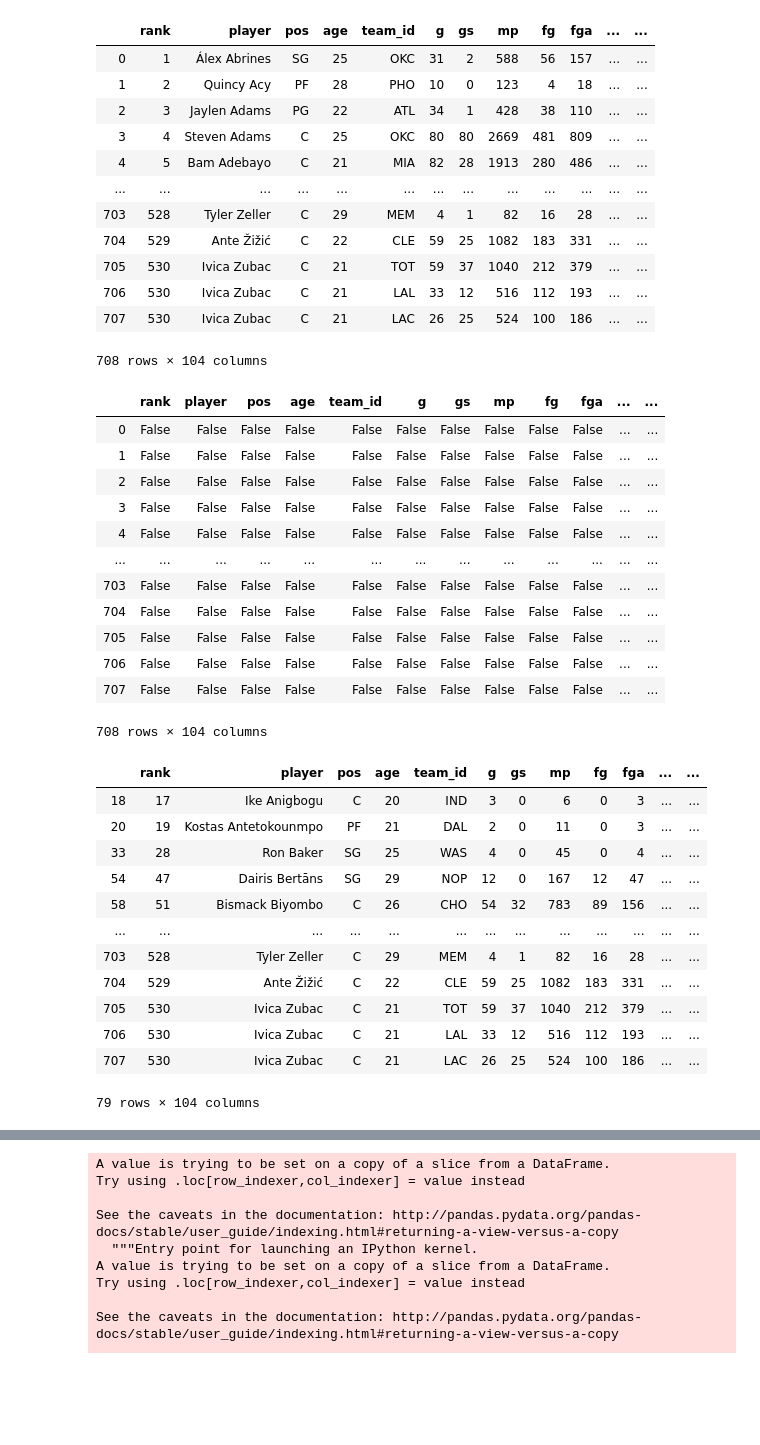
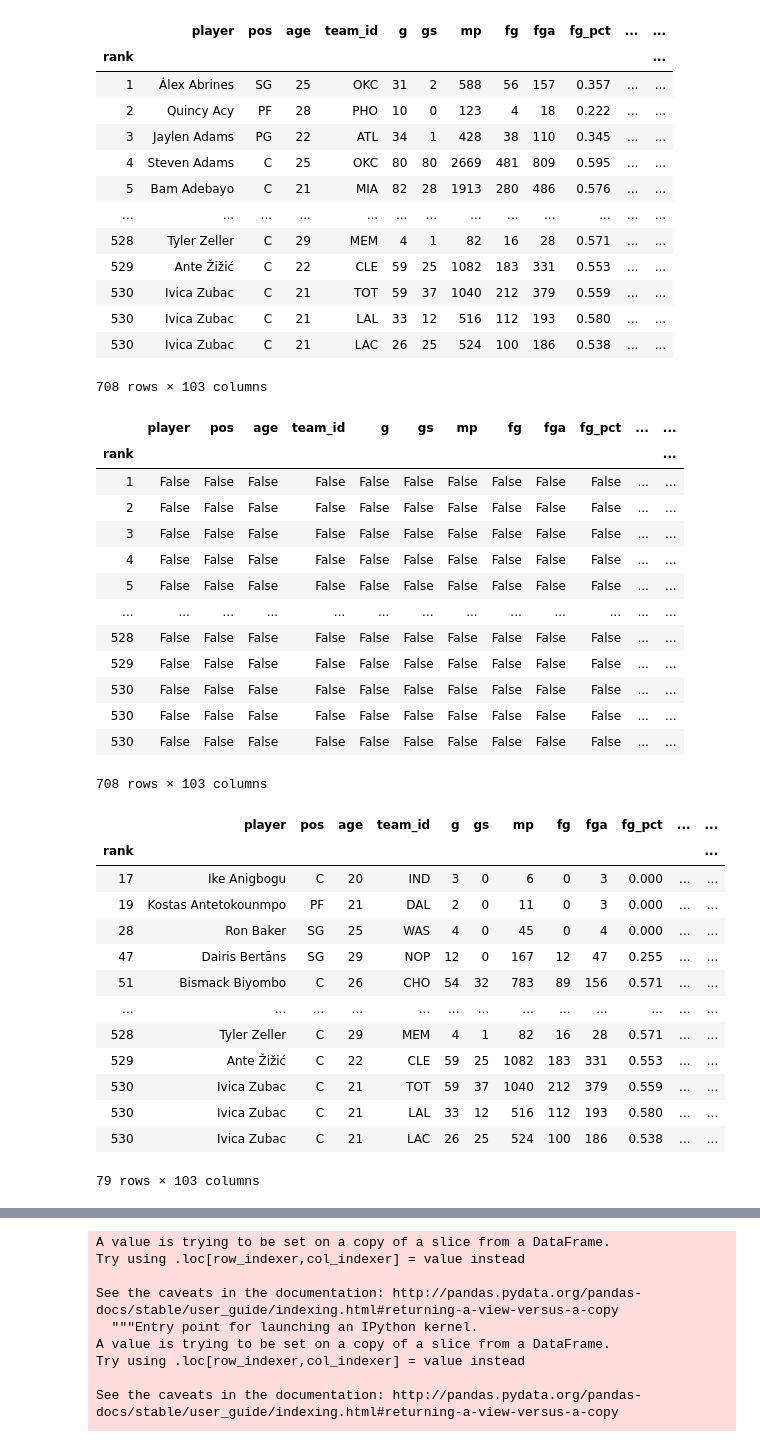
Before and after one commit to phamkdaniel/NBA-Player-Data, a Jupyter notebook: Data/Data Cleaning.ipynb, the cells around one changed output, grey strips where cells are left out. Drawn from its saved outputs; the diff is of its cells as text; code cells hidden in the pictures; blank space fills up the shorter version.

Commit message:
set index in cleaned csv

```diff
--- a/Data/Data Cleaning.ipynb
+++ b/Data/Data Cleaning.ipynb
@@ -2,55 +2,59 @@
 import pandas as pd
 # %%
 data = pd.read_csv('NBA_player_stats_2019_raw.csv', encoding = "utf-8")
+data.set_index('rank', inplace=True)
 data
 # %% [output]
-|  | rank | player | pos | age | team_id | g | gs | mp | fg | fga | ... | ... |
-| 0 | 1 | Álex Abrines | SG | 25 | OKC | 31 | 2 | 588 | 56 | 157 | ... | ... |
-| 1 | 2 | Quincy Acy | PF | 28 | PHO | 10 | 0 | 123 | 4 | 18 | ... | ... |
-| 2 | 3 | Jaylen Adams | PG | 22 | ATL | 34 | 1 | 428 | 38 | 110 | ... | ... |
-| 3 | 4 | Steven Adams | C | 25 | OKC | 80 | 80 | 2669 | 481 | 809 | ... | ... |
-| 4 | 5 | Bam Adebayo | C | 21 | MIA | 82 | 28 | 1913 | 280 | 486 | ... | ... |
+|  | player | pos | age | team_id | g | gs | mp | fg | fga | fg_pct | ... | ... |
+| rank |  |  |  |  |  |  |  |  |  |  |  | ... |
+| 1 | Álex Abrines | SG | 25 | OKC | 31 | 2 | 588 | 56 | 157 | 0.357 | ... | ... |
+| 2 | Quincy Acy | PF | 28 | PHO | 10 | 0 | 123 | 4 | 18 | 0.222 | ... | ... |
+| 3 | Jaylen Adams | PG | 22 | ATL | 34 | 1 | 428 | 38 | 110 | 0.345 | ... | ... |
+| 4 | Steven Adams | C | 25 | OKC | 80 | 80 | 2669 | 481 | 809 | 0.595 | ... | ... |
+| 5 | Bam Adebayo | C | 21 | MIA | 82 | 28 | 1913 | 280 | 486 | 0.576 | ... | ... |
 | ... | ... | ... | ... | ... | ... | ... | ... | ... | ... | ... | ... | ... |
-| 703 | 528 | Tyler Zeller | C | 29 | MEM | 4 | 1 | 82 | 16 | 28 | ... | ... |
-| 704 | 529 | Ante Žižić | C | 22 | CLE | 59 | 25 | 1082 | 183 | 331 | ... | ... |
-| 705 | 530 | Ivica Zubac | C | 21 | TOT | 59 | 37 | 1040 | 212 | 379 | ... | ... |
-| 706 | 530 | Ivica Zubac | C | 21 | LAL | 33 | 12 | 516 | 112 | 193 | ... | ... |
-| 707 | 530 | Ivica Zubac | C | 21 | LAC | 26 | 25 | 524 | 100 | 186 | ... | ... |
+| 528 | Tyler Zeller | C | 29 | MEM | 4 | 1 | 82 | 16 | 28 | 0.571 | ... | ... |
+| 529 | Ante Žižić | C | 22 | CLE | 59 | 25 | 1082 | 183 | 331 | 0.553 | ... | ... |
+| 530 | Ivica Zubac | C | 21 | TOT | 59 | 37 | 1040 | 212 | 379 | 0.559 | ... | ... |
+| 530 | Ivica Zubac | C | 21 | LAL | 33 | 12 | 516 | 112 | 193 | 0.580 | ... | ... |
+| 530 | Ivica Zubac | C | 21 | LAC | 26 | 25 | 524 | 100 | 186 | 0.538 | ... | ... |
-708 rows × 104 columns
+708 rows × 103 columns
 # %%
 data.isnull()
 # %% [output]
-|  | rank | player | pos | age | team_id | g | gs | mp | fg | fga | ... | ... |
-| 0 | False | False | False | False | False | False | False | False | False | False | ... | ... |
+|  | player | pos | age | team_id | g | gs | mp | fg | fga | fg_pct | ... | ... |
+| rank |  |  |  |  |  |  |  |  |  |  |  | ... |
 | 1 | False | False | False | False | False | False | False | False | False | False | ... | ... |
 | 2 | False | False | False | False | False | False | False | False | False | False | ... | ... |
 | 3 | False | False | False | False | False | False | False | False | False | False | ... | ... |
 | 4 | False | False | False | False | False | False | False | False | False | False | ... | ... |
+| 5 | False | False | False | False | False | False | False | False | False | False | ... | ... |
 | ... | ... | ... | ... | ... | ... | ... | ... | ... | ... | ... | ... | ... |
-| 703 | False | False | False | False | False | False | False | False | False | False | ... | ... |
-| 704 | False | False | False | False | False | False | False | False | False | False | ... | ... |
-| 705 | False | False | False | False | False | False | False | False | False | False | ... | ... |
-| 706 | False | False | False | False | False | False | False | False | False | False | ... | ... |
-| 707 | False | False | False | False | False | False | False | False | False | False | ... | ... |
+| 528 | False | False | False | False | False | False | False | False | False | False | ... | ... |
+| 529 | False | False | False | False | False | False | False | False | False | False | ... | ... |
+| 530 | False | False | False | False | False | False | False | False | False | False | ... | ... |
+| 530 | False | False | False | False | False | False | False | False | False | False | ... | ... |
+| 530 | False | False | False | False | False | False | False | False | False | False | ... | ... |
-708 rows × 104 columns
+708 rows × 103 columns
 # %%
 def nans(data): return data[data.isnull().any(axis=1)]
 nans_df = nans(data)
 nans_df
 # %% [output]
-|  | rank | player | pos | age | team_id | g | gs | mp | fg | fga | ... | ... |
-| 18 | 17 | Ike Anigbogu | C | 20 | IND | 3 | 0 | 6 | 0 | 3 | ... | ... |
-| 20 | 19 | Kostas Antetokounmpo | PF | 21 | DAL | 2 | 0 | 11 | 0 | 3 | ... | ... |
-| 33 | 28 | Ron Baker | SG | 25 | WAS | 4 | 0 | 45 | 0 | 4 | ... | ... |
-| 54 | 47 | Dairis Bertāns | SG | 29 | NOP | 12 | 0 | 167 | 12 | 47 | ... | ... |
-| 58 | 51 | Bismack Biyombo | C | 26 | CHO | 54 | 32 | 783 | 89 | 156 | ... | ... |
+|  | player | pos | age | team_id | g | gs | mp | fg | fga | fg_pct | ... | ... |
+| rank |  |  |  |  |  |  |  |  |  |  |  | ... |
+| 17 | Ike Anigbogu | C | 20 | IND | 3 | 0 | 6 | 0 | 3 | 0.000 | ... | ... |
+| 19 | Kostas Antetokounmpo | PF | 21 | DAL | 2 | 0 | 11 | 0 | 3 | 0.000 | ... | ... |
+| 28 | Ron Baker | SG | 25 | WAS | 4 | 0 | 45 | 0 | 4 | 0.000 | ... | ... |
+| 47 | Dairis Bertāns | SG | 29 | NOP | 12 | 0 | 167 | 12 | 47 | 0.255 | ... | ... |
+| 51 | Bismack Biyombo | C | 26 | CHO | 54 | 32 | 783 | 89 | 156 | 0.571 | ... | ... |
 | ... | ... | ... | ... | ... | ... | ... | ... | ... | ... | ... | ... | ... |
-| 703 | 528 | Tyler Zeller | C | 29 | MEM | 4 | 1 | 82 | 16 | 28 | ... | ... |
-| 704 | 529 | Ante Žižić | C | 22 | CLE | 59 | 25 | 1082 | 183 | 331 | ... | ... |
-| 705 | 530 | Ivica Zubac | C | 21 | TOT | 59 | 37 | 1040 | 212 | 379 | ... | ... |
-| 706 | 530 | Ivica Zubac | C | 21 | LAL | 33 | 12 | 516 | 112 | 193 | ... | ... |
-| 707 | 530 | Ivica Zubac | C | 21 | LAC | 26 | 25 | 524 | 100 | 186 | ... | ... |
+| 528 | Tyler Zeller | C | 29 | MEM | 4 | 1 | 82 | 16 | 28 | 0.571 | ... | ... |
+| 529 | Ante Žižić | C | 22 | CLE | 59 | 25 | 1082 | 183 | 331 | 0.553 | ... | ... |
+| 530 | Ivica Zubac | C | 21 | TOT | 59 | 37 | 1040 | 212 | 379 | 0.559 | ... | ... |
+| 530 | Ivica Zubac | C | 21 | LAL | 33 | 12 | 516 | 112 | 193 | 0.580 | ... | ... |
+| 530 | Ivica Zubac | C | 21 | LAC | 26 | 25 | 524 | 100 | 186 | 0.538 | ... | ... |
-79 rows × 104 columns
+79 rows × 103 columns
 # %%
 nans_df.isna().any()
 # %% [output]
```
Also changed, not shown: parts of 8 cells of this notebook, 1 other file.
